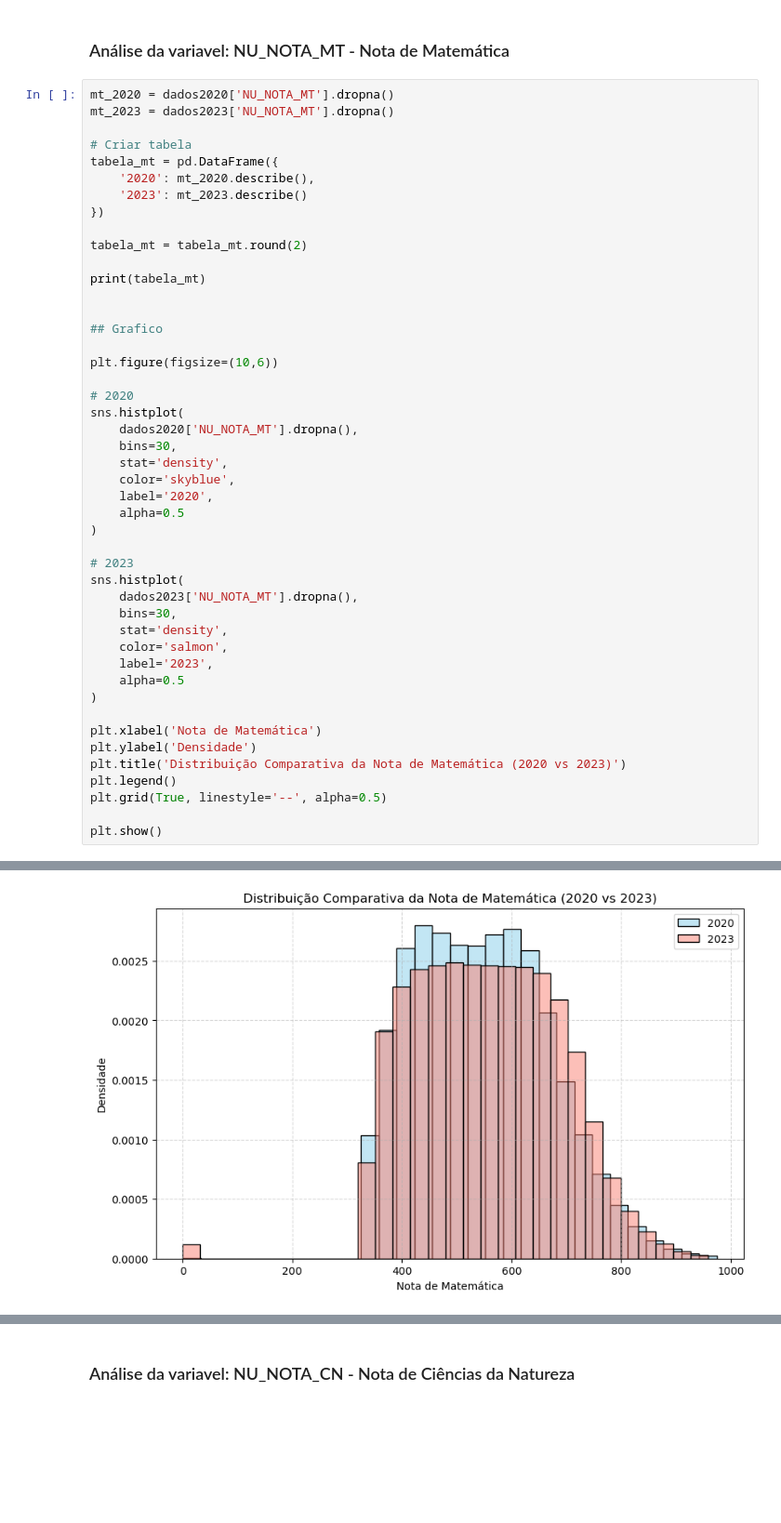
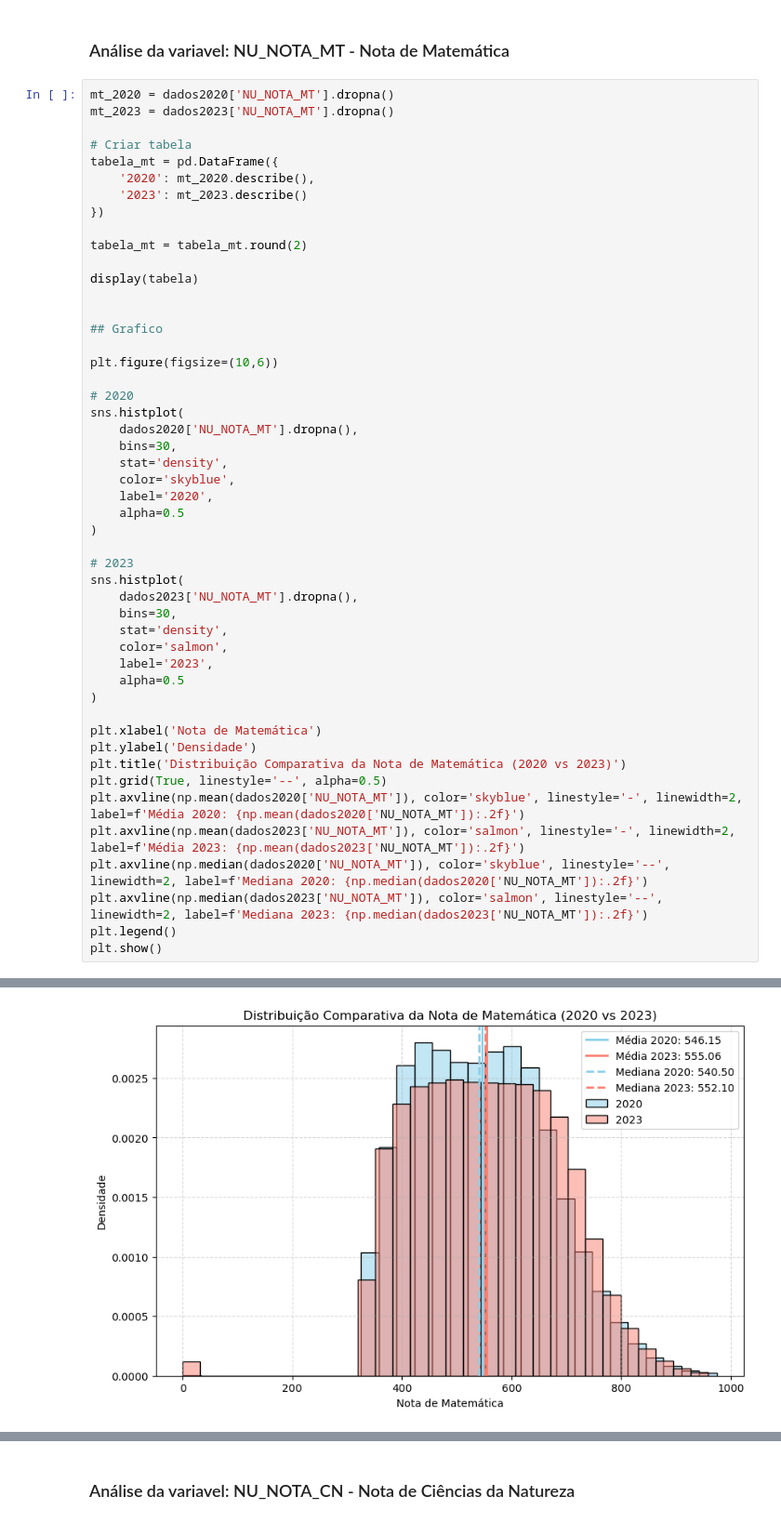
Before and after one commit to AllineOliveira/Projeto-2-Cdados, a Jupyter notebook: Projeto 2 - Grupo 6 2.ipynb, the cells around one changed output, grey strips where cells are left out. Shown at 93% size. Saved outputs shown, nothing was run; the diff lists cells and outputs as text; blank space fills up the shorter version.

```diff
--- a/Projeto 2 - Grupo 6 2.ipynb
+++ b/Projeto 2 - Grupo 6 2.ipynb
@@ -1356,7 +1356,7 @@ tabela_mt = pd.DataFrame({
 
 tabela_mt = tabela_mt.round(2)
 
-print(tabela_mt)
+display(tabela)
 
 
 ## Grafico
@@ -1386,8 +1386,11 @@ sns.histplot(
 plt.xlabel('Nota de Matemática')
 plt.ylabel('Densidade')
 plt.title('Distribuição Comparativa da Nota de Matemática (2020 vs 2023)')
+plt.grid(True, linestyle='--', alpha=0.5)
+plt.axvline(np.mean(dados2020['NU_NOTA_MT']), color='skyblue', linestyle='-', linewidth=2, label=f'Média 2020: {np.mean(dados2020['NU_NOTA_MT']):.2f}')
+plt.axvline(np.mean(dados2023['NU_NOTA_MT']), color='salmon', linestyle='-', linewidth=2, label=f'Média 2023: {np.mean(dados2023['NU_NOTA_MT']):.2f}')
+plt.axvline(np.median(dados2020['NU_NOTA_MT']), color='skyblue', linestyle='--', linewidth=2, label=f'Mediana 2020: {np.median(dados2020['NU_NOTA_MT']):.2f}')
+plt.axvline(np.median(dados2023['NU_NOTA_MT']), color='salmon', linestyle='--', linewidth=2, label=f'Mediana 2023: {np.median(dados2023['NU_NOTA_MT']):.2f}')
 plt.legend()
-plt.grid(True, linestyle='--', alpha=0.5)
-
 plt.show()
 # %% [output]
@@ -1403 +1406 @@ max       975.00     958.60
-[figure, old version]
+[figure, new version]
```
Also changed, not shown: parts of 33 cells of this notebook.
